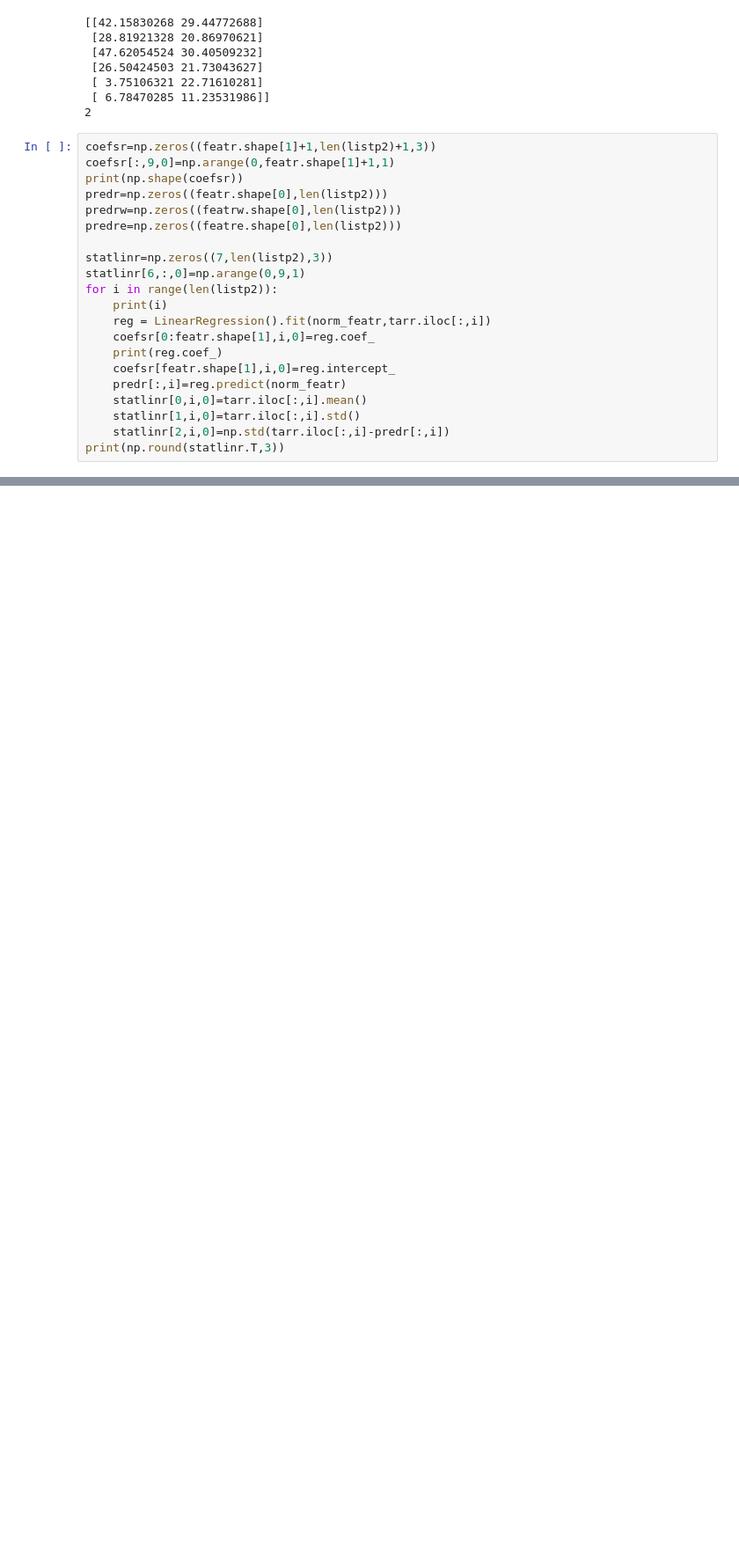
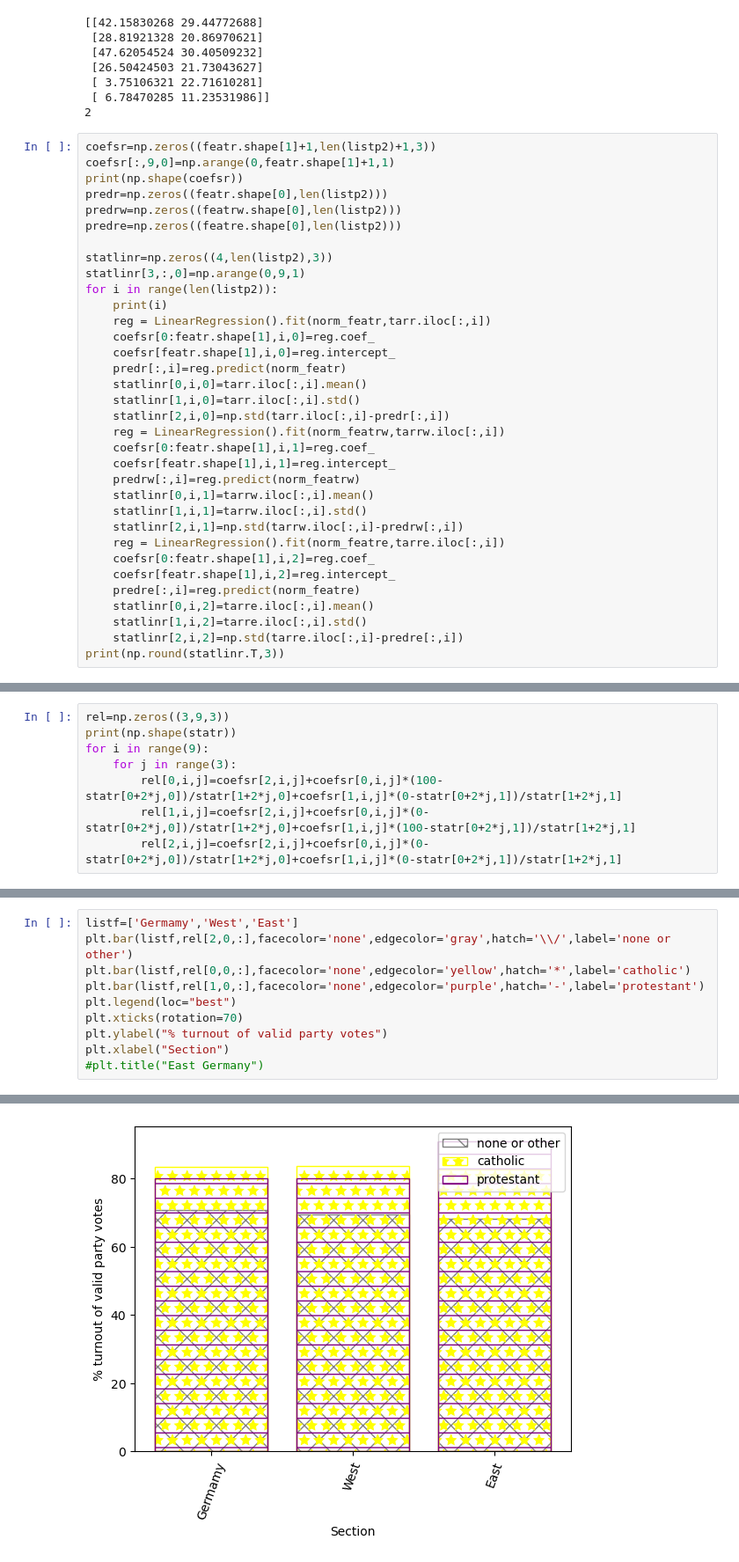
Before and after one commit to tkfritz/Germany-election, a Jupyter notebook: germany_linear.ipynb, the cells around one changed output, grey strips where cells are left out. Shown at 88% size. Saved outputs shown, nothing was run; the diff lists cells and outputs as text; blank space fills up the shorter version.

```diff
--- a/germany_linear.ipynb
+++ b/germany_linear.ipynb
@@ -2369,18 +2372,31 @@ predr=np.zeros((featr.shape[0],len(listp2)))
 predrw=np.zeros((featrw.shape[0],len(listp2)))
 predre=np.zeros((featre.shape[0],len(listp2)))
 
-statlinr=np.zeros((7,len(listp2),3))
-statlinr[6,:,0]=np.arange(0,9,1)
+statlinr=np.zeros((4,len(listp2),3))
+statlinr[3,:,0]=np.arange(0,9,1)
 for i in range(len(listp2)):
     print(i)
     reg = LinearRegression().fit(norm_featr,tarr.iloc[:,i])
     coefsr[0:featr.shape[1],i,0]=reg.coef_
-    print(reg.coef_)
     coefsr[featr.shape[1],i,0]=reg.intercept_
     predr[:,i]=reg.predict(norm_featr)
     statlinr[0,i,0]=tarr.iloc[:,i].mean()
     statlinr[1,i,0]=tarr.iloc[:,i].std()
     statlinr[2,i,0]=np.std(tarr.iloc[:,i]-predr[:,i])
+    reg = LinearRegression().fit(norm_featrw,tarrw.iloc[:,i])
+    coefsr[0:featr.shape[1],i,1]=reg.coef_
+    coefsr[featr.shape[1],i,1]=reg.intercept_
+    predrw[:,i]=reg.predict(norm_featrw)
+    statlinr[0,i,1]=tarrw.iloc[:,i].mean()
+    statlinr[1,i,1]=tarrw.iloc[:,i].std()
+    statlinr[2,i,1]=np.std(tarrw.iloc[:,i]-predrw[:,i])
+    reg = LinearRegression().fit(norm_featre,tarre.iloc[:,i])
+    coefsr[0:featr.shape[1],i,2]=reg.coef_
+    coefsr[featr.shape[1],i,2]=reg.intercept_
+    predre[:,i]=reg.predict(norm_featre)
+    statlinr[0,i,2]=tarre.iloc[:,i].mean()
+    statlinr[1,i,2]=tarre.iloc[:,i].std()
+    statlinr[2,i,2]=np.std(tarre.iloc[:,i]-predre[:,i])
 print(np.round(statlinr.T,3))
 # %% [output]
 (3, 10, 3)
@@ -2402,0 +2419,8 @@ print(np.round(statlinr.T,3))
+# %%
+rel=np.zeros((3,9,3))
+print(np.shape(statr))
+for i in range(9):
+    for j in range(3):
+        rel[0,i,j]=coefsr[2,i,j]+coefsr[0,i,j]*(100-statr[0+2*j,0])/statr[1+2*j,0]+coefsr[1,i,j]*(0-statr[0+2*j,1])/statr[1+2*j,1]
+        rel[1,i,j]=coefsr[2,i,j]+coefsr[0,i,j]*(0-statr[0+2*j,0])/statr[1+2*j,0]+coefsr[1,i,j]*(100-statr[0+2*j,1])/statr[1+2*j,1]
+        rel[2,i,j]=coefsr[2,i,j]+coefsr[0,i,j]*(0-statr[0+2*j,0])/statr[1+2*j,0]+coefsr[1,i,j]*(0-statr[0+2*j,1])/statr[1+2*j,1]
@@ -2402,0 +2431,11 @@ print(np.round(statlinr.T,3))
+# %%
+listf=['Germamy','West','East']
+plt.bar(listf,rel[2,0,:],facecolor='none',edgecolor='gray',hatch='\\/',label='none or other')
+plt.bar(listf,rel[0,0,:],facecolor='none',edgecolor='yellow',hatch='*',label='catholic')
+plt.bar(listf,rel[1,0,:],facecolor='none',edgecolor='purple',hatch='-',label='protestant')
+plt.legend(loc="best")
+plt.xticks(rotation=70)
+plt.ylabel("% turnout of valid party votes")
+plt.xlabel("Section")
+#plt.title("East Germany")
+# %% [output]
@@ -2402,0 +2443 @@ print(np.round(statlinr.T,3))
+[figure, added]
```
Also changed, not shown: parts of 18 cells of this notebook.
